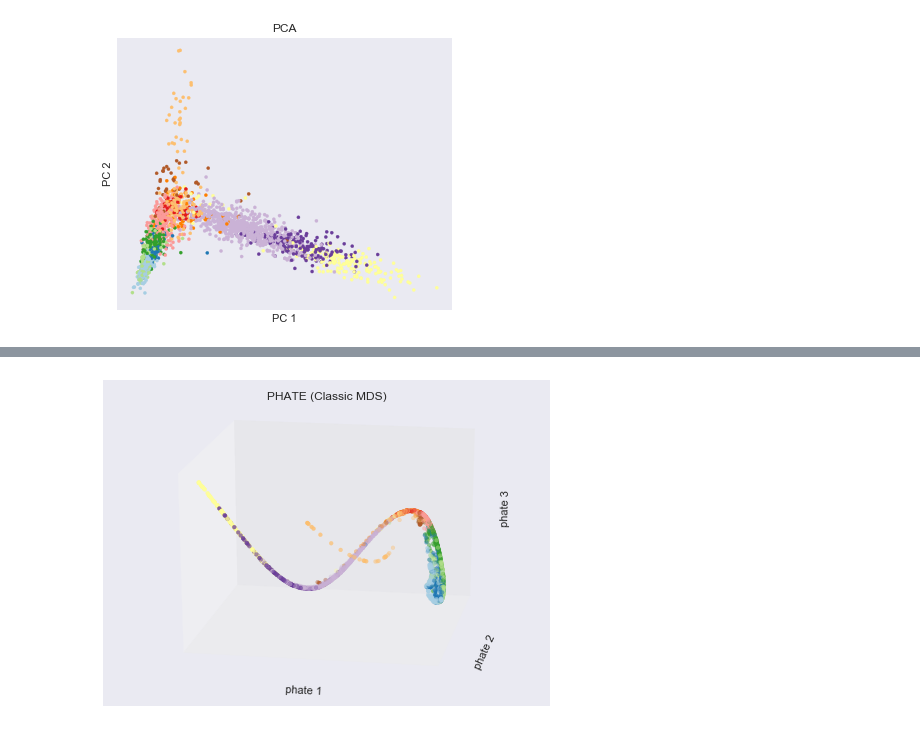
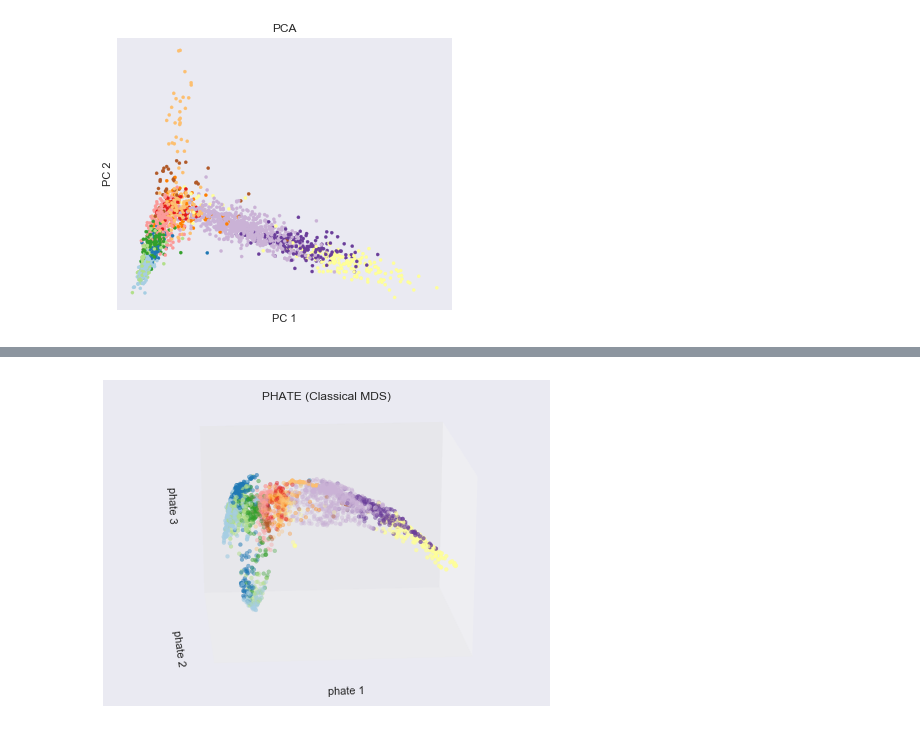
Before and after one commit to KrishnaswamyLab/PHATE, a Jupyter notebook: Python/tutorial/PHATE_bone_marrow.ipynb, the cells around one changed output, grey strips where cells are left out. Cells and saved outputs as stored; diff of their text form; code cells hidden in the pictures.

```diff
--- a/Python/tutorial/PHATE_bone_marrow.ipynb
+++ b/Python/tutorial/PHATE_bone_marrow.ipynb
@@ -79,7 +130,7 @@ plt.show()
 # %%
 # PHATE params
-k = 4; # neighbors for adaptive kernel
-a = 10; # decay of kernel
+k = 3; # neighbors for adaptive kernel
+a = 15; # decay of kernel
 t = 40 # number of steps to diffuse
 seed = 7 # random seed
 # %%
@@ -94,11 +145,7 @@ diff_potential = -1*np.log(X) # diffusion potential (-log(M))
 # %%
 # PHATE embed using classical MDS
 pdx = squareform(pdist(diff_potential, 'euclidean'))
-# center matrix
-pdx_cent = np.array(pdx)
-pdx_cent -= pdx_cent.mean(axis = 0)
-pdx_cent -= pdx_cent.mean(axis = 1)
-pca = PCA(n_components=3, svd_solver='randomized') # fast random PCA
-Y_cmds = pca.fit_transform(pdx_cent)
+Y_cmds = cmdscale(pdx)
+Y_cmds = Y_cmds[0]
 # %%
 # PHATE embed using metric MDS (2D)
@@ -146,16 +190,16 @@ Y_mmds_3D = MDS(n_components=3, metric=True, max_iter=3000, eps=1e-12,
 # %%
-# plot in PHATE CMDS in 3D
+# plot PHATE Classical MDS in 3D
 fig = plt.figure(figsize=(8, 6))
 
 ax = fig.add_subplot(111, projection='3d')
 plt.setp(ax, xticks=[], yticks=[], zticks=[])
 ax.scatter(Y_cmds[:, 0], Y_cmds[:, 1], Y_cmds[:, 2], s=15, cmap="Paired", c=C)
 ax.set_xlabel("phate 1")
 ax.set_ylabel("phate 2")
 ax.set_zlabel("phate 3")
-ax.set_title("PHATE (Classic MDS)")
-ax.view_init(20, 100)
+ax.set_title("PHATE (Classical MDS)")
+ax.view_init(20, 265)
 
 plt.show()
 # %% [output]
-[figure, old version]
+[figure, new version]
```
Also changed, not shown: parts of 7 cells of this notebook, 3 other files.
